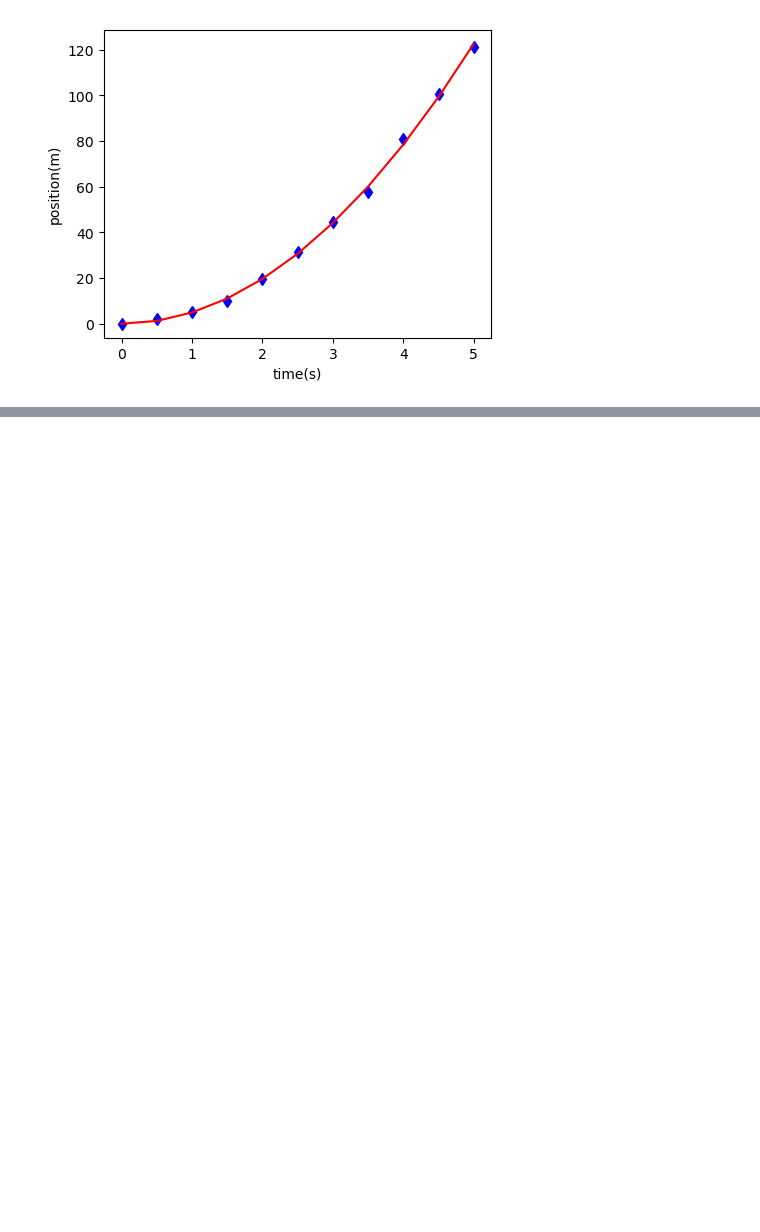
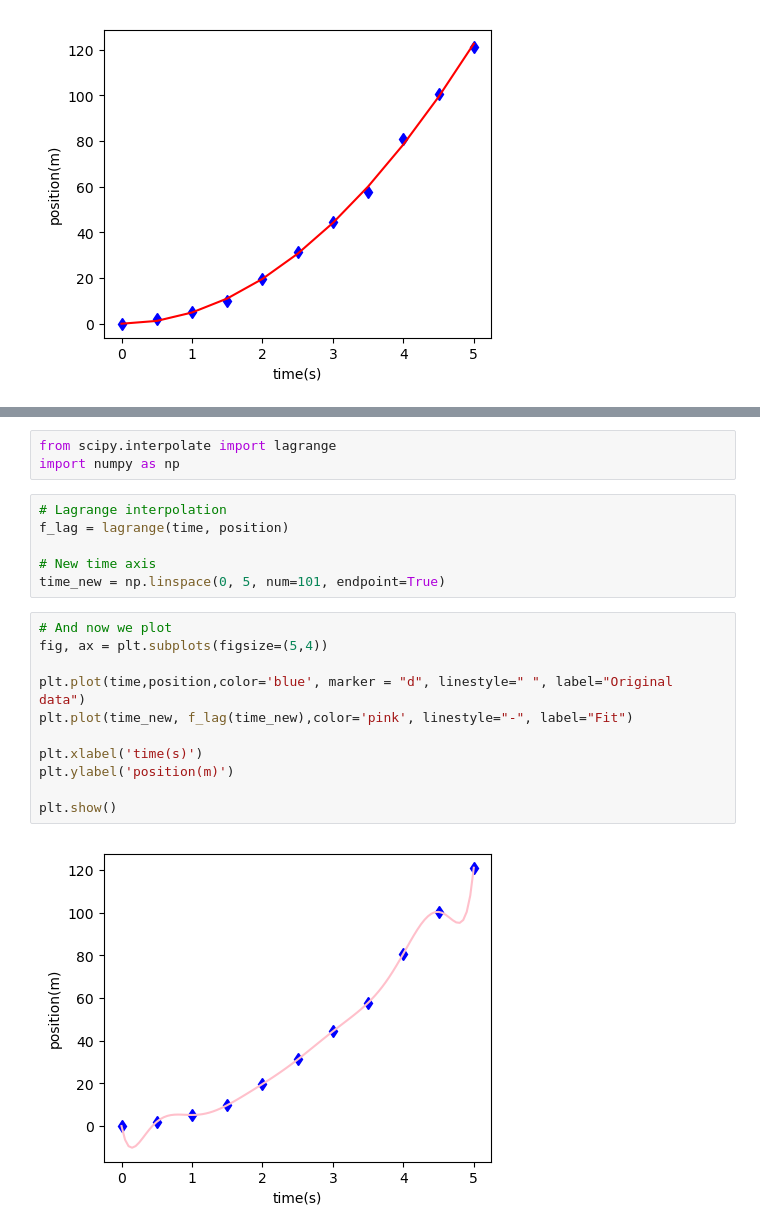
Before and after one commit to wbandabarragan/computational-physics-1, a Jupyter notebook: unit-1/112-extrapolation.ipynb, the cells around one changed output, grey strips where cells are left out. Cells and saved outputs as stored; diff of their text form; blank space fills up the shorter version.

```diff
--- a/unit-1/112-extrapolation.ipynb
+++ b/unit-1/112-extrapolation.ipynb
@@ -98,0 +125,22 @@ plt.show()
+# %%
+from scipy.interpolate import lagrange
+import numpy as np
+# %%
+# Lagrange interpolation
+f_lag = lagrange(time, position)
+
+# New time axis
+time_new = np.linspace(0, 5, num=101, endpoint=True)
+# %%
+# And now we plot
+fig, ax = plt.subplots(figsize=(5,4))
+
+plt.plot(time,position,color='blue', marker = "d", linestyle=" ", label="Original data")
+plt.plot(time_new, f_lag(time_new),color='pink', linestyle="-", label="Fit")
+
+plt.xlabel('time(s)')
+plt.ylabel('position(m)')
+
+plt.show()
+# %% [output]
+[figure, added]
```
Also changed, not shown: parts of 7 cells of this notebook.
